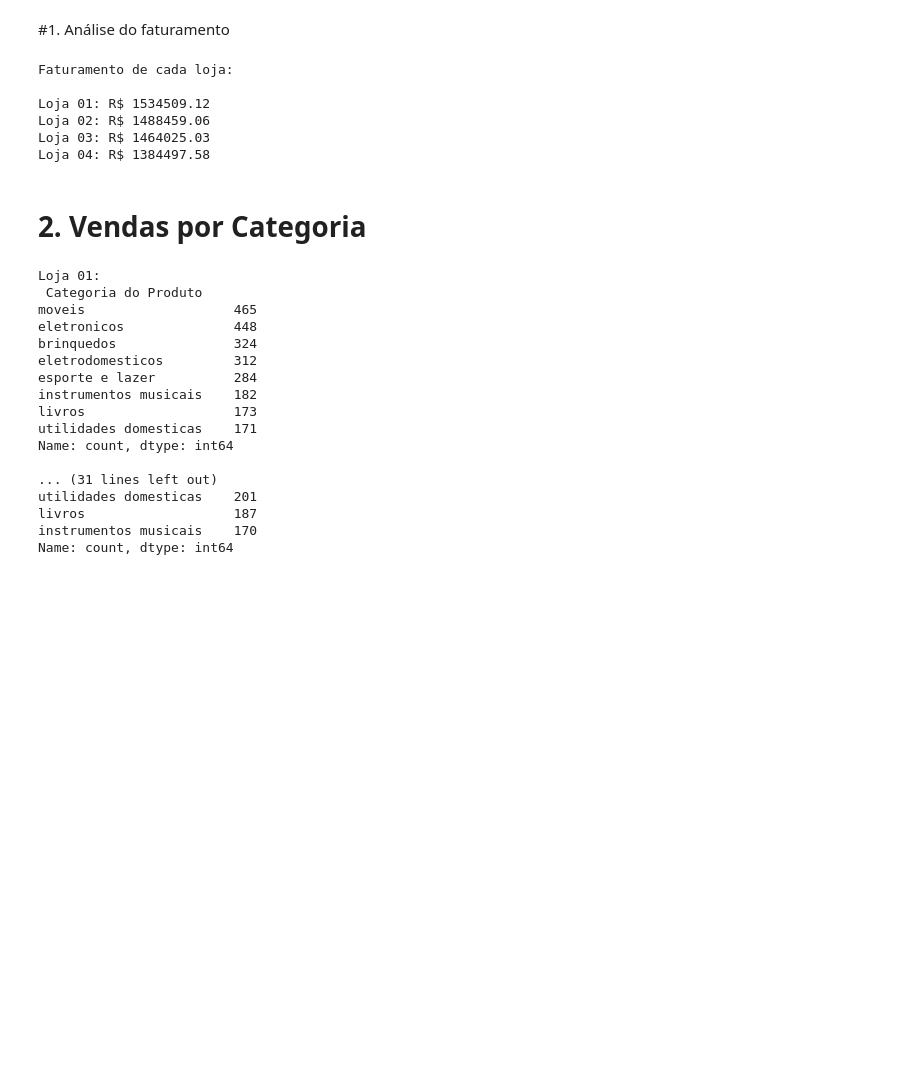
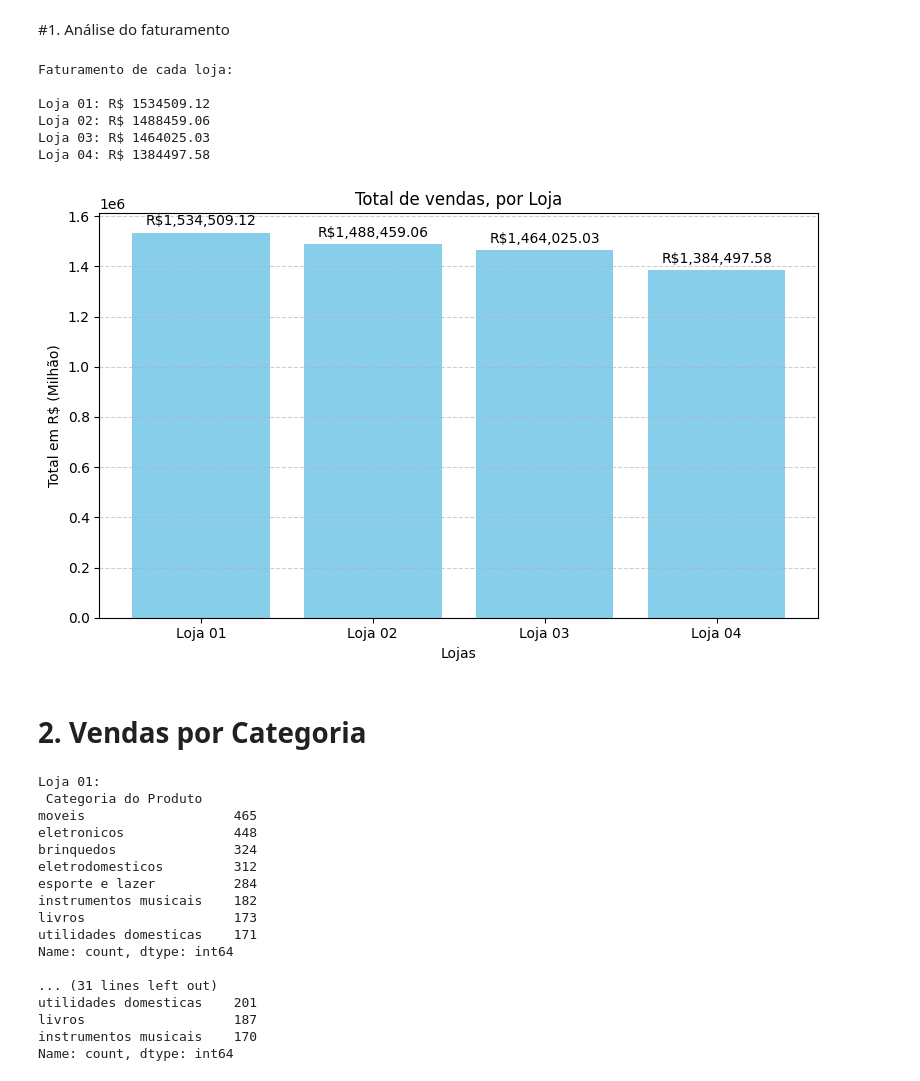
Before and after one commit to ElsCorporation/ChallengeAlluraStore, a Jupyter notebook: AluraStoreBrEdinhoLima.ipynb, the cells around one changed output. Cells and saved outputs as stored; diff of their text form; code cells hidden in the pictures; blank space fills up the shorter version.

Commit message:
Adicionado gráficos para Faturamento Total e Vendas por Categoria

```diff
--- a/AluraStoreBrEdinhoLima.ipynb
+++ b/AluraStoreBrEdinhoLima.ipynb
@@ -39,6 +39,25 @@ Loja 01: R$ 1534509.12
 Loja 02: R$ 1488459.06
 Loja 03: R$ 1464025.03
 Loja 04: R$ 1384497.58
+# %%
+import matplotlib.pyplot as plt
+
+lojas = ['Loja 01', 'Loja 02', 'Loja 03', 'Loja 04']
+valores = [somaTotalLoja01, somaTotalLoja02, somaTotalLoja03, somaTotalLoja04]
+
+fig, ax = plt.subplots(figsize=(8,5))
+
+barras = ax.bar(lojas, valores, color='skyblue')
+ax.set_title('Total de vendas, por Loja')
+ax.set_xlabel('Lojas')
+ax.set_ylabel('Total em R$ (Milhão)')
+ax.grid(axis='y', linestyle='--', alpha=0.6)
+
+ax.bar_label(barras, labels=[f'R${v:,.2f}' for v in valores], padding=3)
+plt.tight_layout()
+plt.show()
+# %% [output]
+[figure, added]
 # %% [markdown]
 # 2. Vendas por Categoria
 # %%
```
Also changed, not shown: parts of 4 cells of this notebook.
